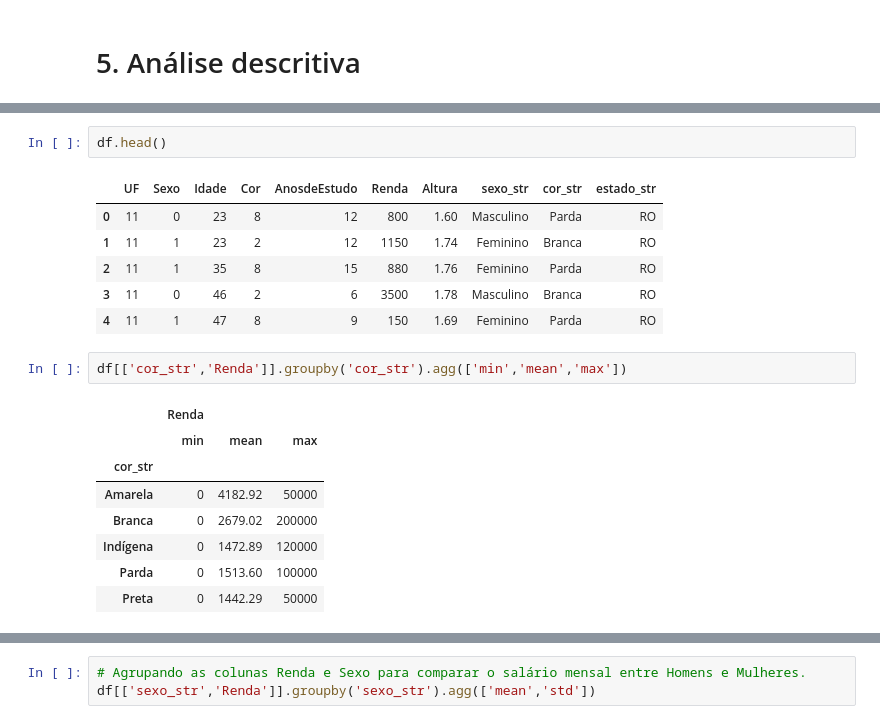
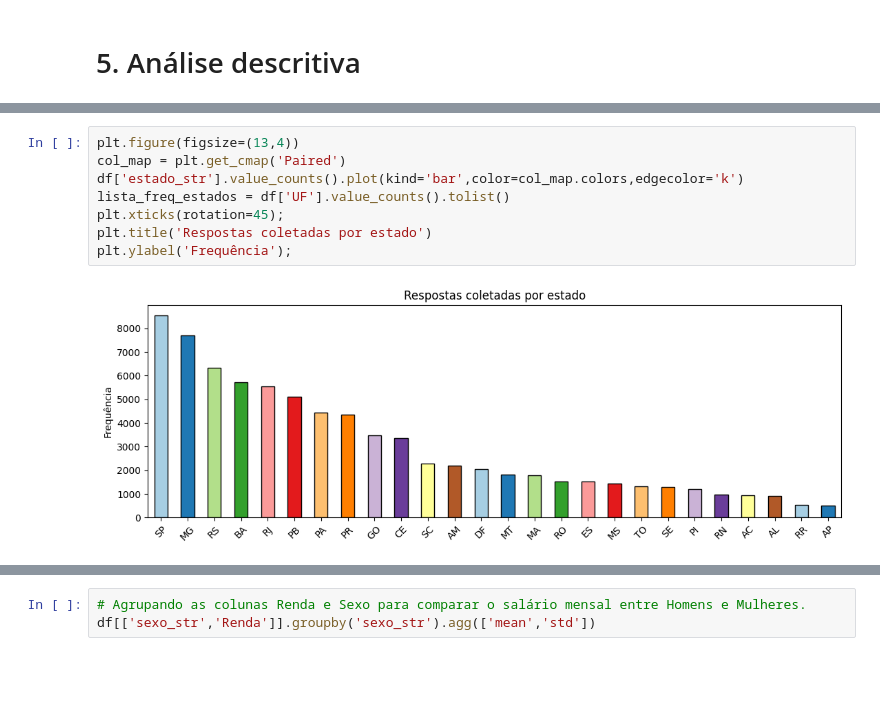
Before and after one commit to pedroogarcez/projeto_ibge, a Jupyter notebook: ibge_analise_de_dados.ipynb, the cells around one changed output, grey strips where cells are left out. Cells and saved outputs as stored; diff of their text form; blank space fills up the shorter version.

```diff
--- a/ibge_analise_de_dados.ipynb
+++ b/ibge_analise_de_dados.ipynb
@@ -109,20 +85,10 @@ coord_flip()+
-# %%
-df.head()
-# %% [output]
-|  | UF | Sexo | Idade | Cor | AnosdeEstudo | Renda | Altura | sexo_str | cor_str | estado_str |
-| 0 | 11 | 0 | 23 | 8 | 12 | 800 | 1.60 | Masculino | Parda | RO |
-| 1 | 11 | 1 | 23 | 2 | 12 | 1150 | 1.74 | Feminino | Branca | RO |
-| 2 | 11 | 1 | 35 | 8 | 15 | 880 | 1.76 | Feminino | Parda | RO |
-| 3 | 11 | 0 | 46 | 2 | 6 | 3500 | 1.78 | Masculino | Branca | RO |
-| 4 | 11 | 1 | 47 | 8 | 9 | 150 | 1.69 | Feminino | Parda | RO |
-# %%
-df[['cor_str','Renda']].groupby('cor_str').agg(['min','mean','max'])
-# %% [output]
-|  | Renda |  |  |
-|  | min | mean | max |
-| cor_str |  |  |  |
-| Amarela | 0 | 4182.92 | 50000 |
-| Branca | 0 | 2679.02 | 200000 |
-| Indígena | 0 | 1472.89 | 120000 |
-| Parda | 0 | 1513.60 | 100000 |
-| Preta | 0 | 1442.29 | 50000 |
+# %%
+plt.figure(figsize=(13,4))
+col_map = plt.get_cmap('Paired')
+df['estado_str'].value_counts().plot(kind='bar',color=col_map.colors,edgecolor='k')
+lista_freq_estados = df['UF'].value_counts().tolist()
+plt.xticks(rotation=45);
+plt.title('Respostas coletadas por estado')
+plt.ylabel('Frequência');
+# %% [output]
+[figure, added]
```
Also changed, not shown: parts of 25 cells of this notebook.
